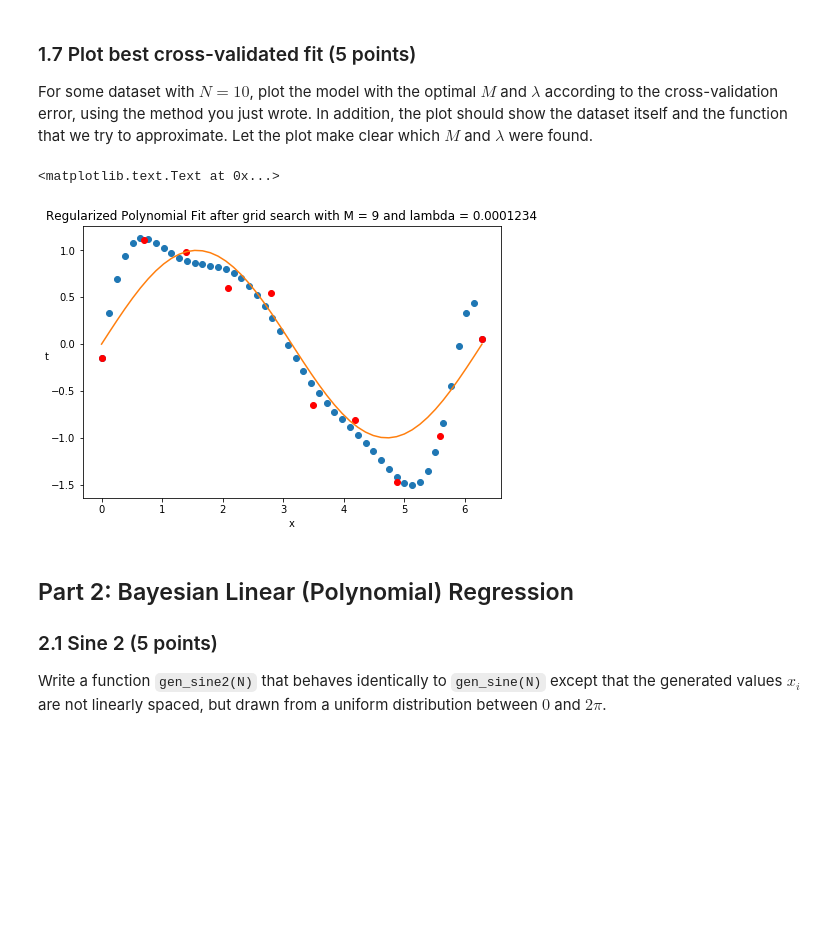
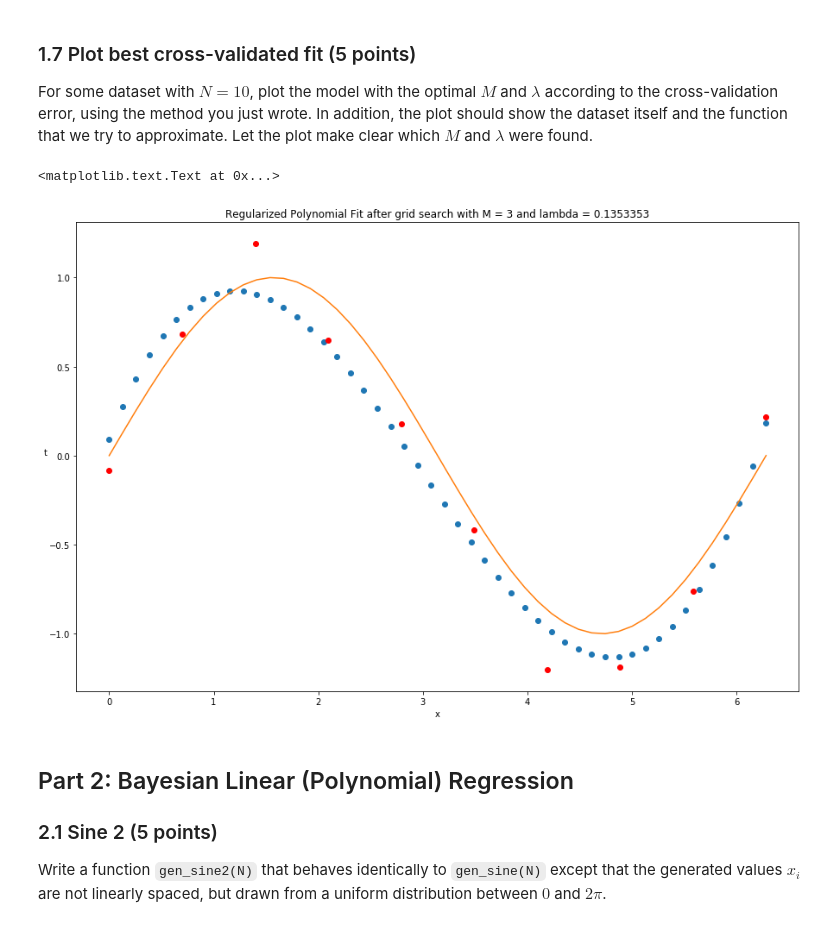
Before and after one commit to jamie0725/Machine-Learning-1, a Jupyter notebook: 12046477_12161381_lab1.ipynb, the cells around one changed output. Saved outputs shown, nothing was run; the diff lists cells and outputs as text; code cells hidden in the pictures; blank space fills up the shorter version.

```diff
--- a/12046477_12161381_lab1.ipynb
+++ b/12046477_12161381_lab1.ipynb
@@ -343,6 +342,7 @@ def find_best_m_and_lamb(x, t):
             if pred_error(x_train, x_val, t_train, t_val, M, lamb) < best_yet_err:
                 M_best = M
                 lamb_best = lamb
+                best_yet_err = pred_error(x_train, x_val, t_train, t_val, M, lamb)
     return M_best, lamb_best
 # %%
 ### If you want you can write your own test here
@@ -368,19 +368,19 @@ For some dataset with $N = 10$, plot the model with the optimal $M$ and $\lambda
 # %%
 # YOUR CODE HERE
 x_plot, y_plot = gen_sine(10)
 m_b, l_b = find_best_m_and_lamb(x_plot, y_plot)
 w_plot, _ = fit_polynomial_reg(x_plot, y_plot, m = m_b, lamb = l_b)
 x_new = np.linspace(0, 2 * np.pi, 50)
 y_eval = eval_polynomial(w_plot, x_new, M = m_b)
 y_new = np.sin(x_new)
-plt.figure(figsize=(7.5, 5))
+plt.figure(figsize=(15, 10))
 plt.plot(x_new,y_eval, 'o', x_plot, y_plot, 'ro', x_new, y_new)
 plt.ylabel('t',rotation=0)
 plt.xlabel('x')
 pylab.title('Regularized Polynomial Fit after grid search with M = {} and lambda = {:.7f}'.format(m_b,l_b))
 # %% [output]
 <matplotlib.text.Text at 0x...>
-[figure, old version]
+[figure, new version]
 # %% [markdown]
 ## Part 2: Bayesian Linear (Polynomial) Regression
 
```
Also changed, not shown: parts of 7 cells of this notebook.
